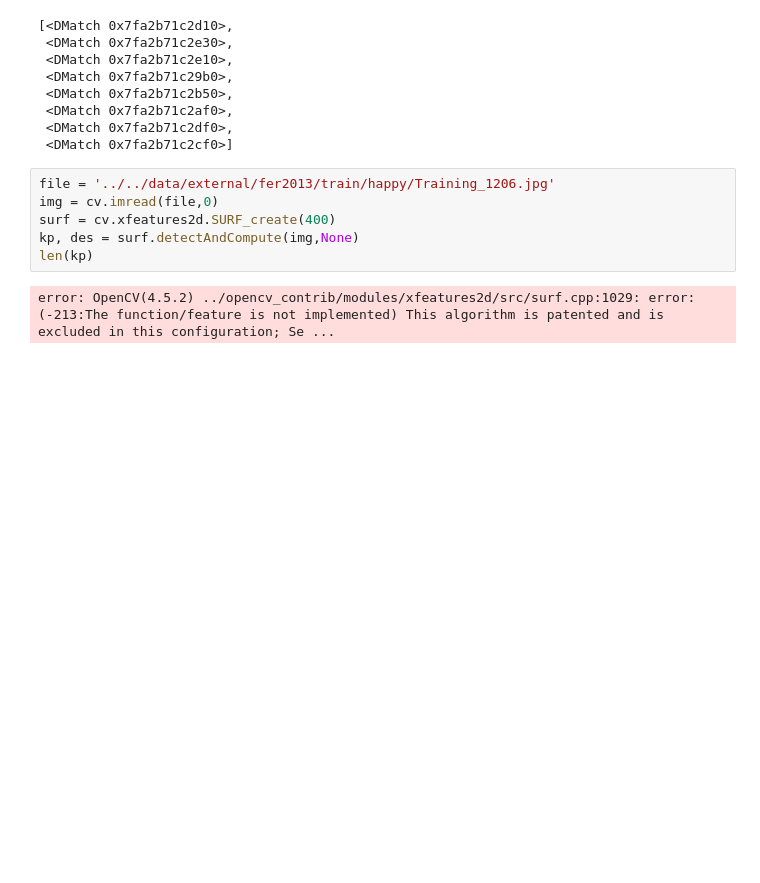
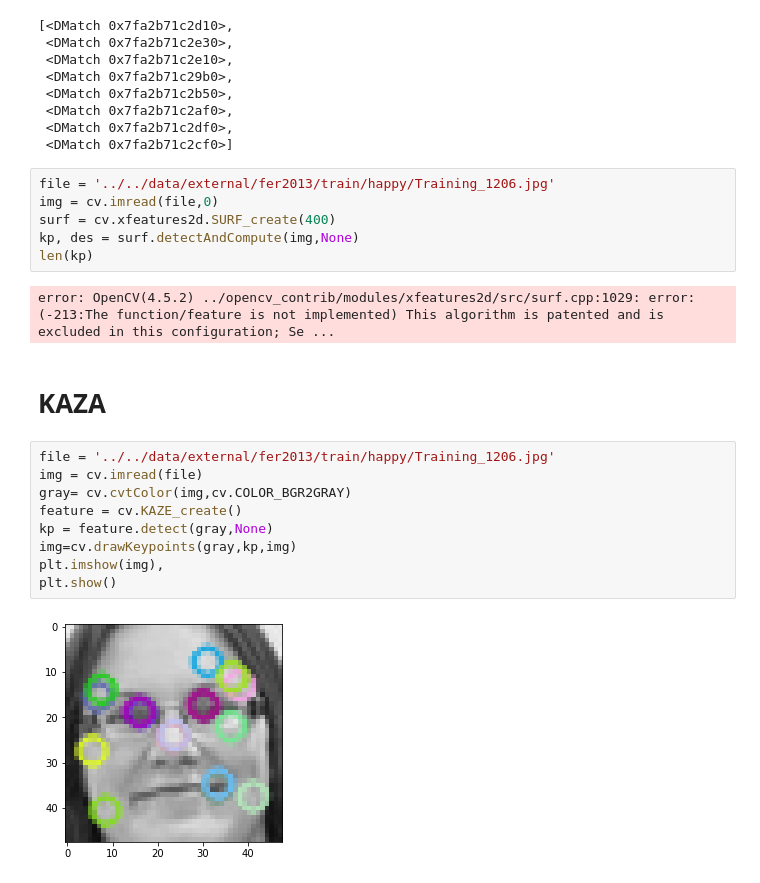
Before and after one commit to chikakoto/facial-expression-recognition, a Jupyter notebook: notebooks/chikako/2.0_co_feature_engineer.ipynb, the cells around one changed output. Saved outputs shown, nothing was run; the diff lists cells and outputs as text; blank space fills up the shorter version.

```diff
--- a/notebooks/chikako/2.0_co_feature_engineer.ipynb
+++ b/notebooks/chikako/2.0_co_feature_engineer.ipynb
@@ -340,3 +354,16 @@ kp, des = surf.detectAndCompute(img,None)
 len(kp)
 # %% [output]
 error: OpenCV(4.5.2) ../opencv_contrib/modules/xfeatures2d/src/surf.cpp:1029: error: (-213:The function/feature is not implemented) This algorithm is patented and is excluded in this configuration; Se ...
+# %% [markdown]
+# KAZA
+# %%
+file = '../../data/external/fer2013/train/happy/Training_1206.jpg'
+img = cv.imread(file)
+gray= cv.cvtColor(img,cv.COLOR_BGR2GRAY)
+feature = cv.KAZE_create()
+kp = feature.detect(gray,None)
+img=cv.drawKeypoints(gray,kp,img)
+plt.imshow(img),
+plt.show()
+# %% [output]
+[figure, added]
```
Also changed, not shown: parts of 5 cells of this notebook, 5 other files.
